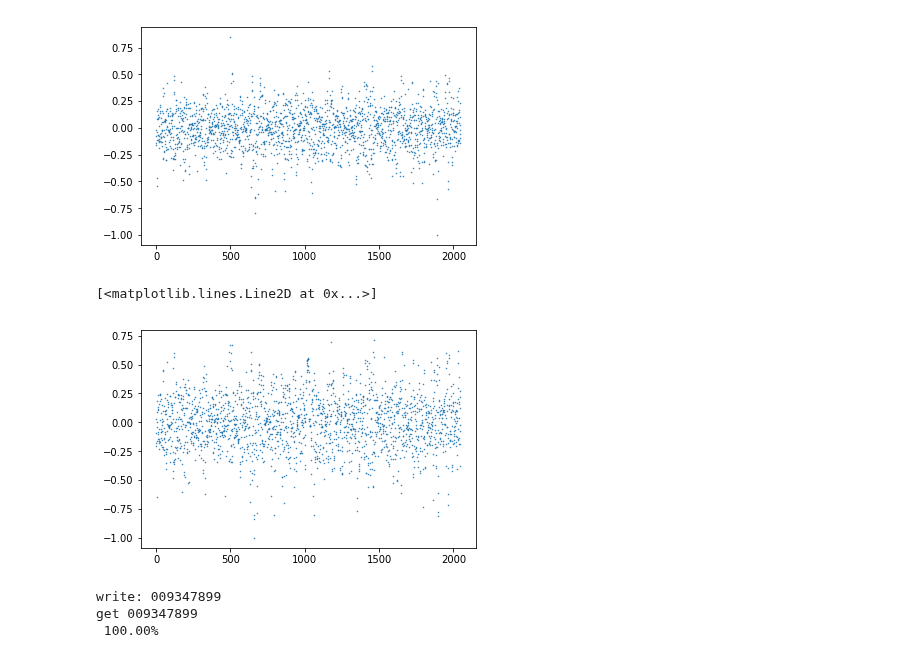
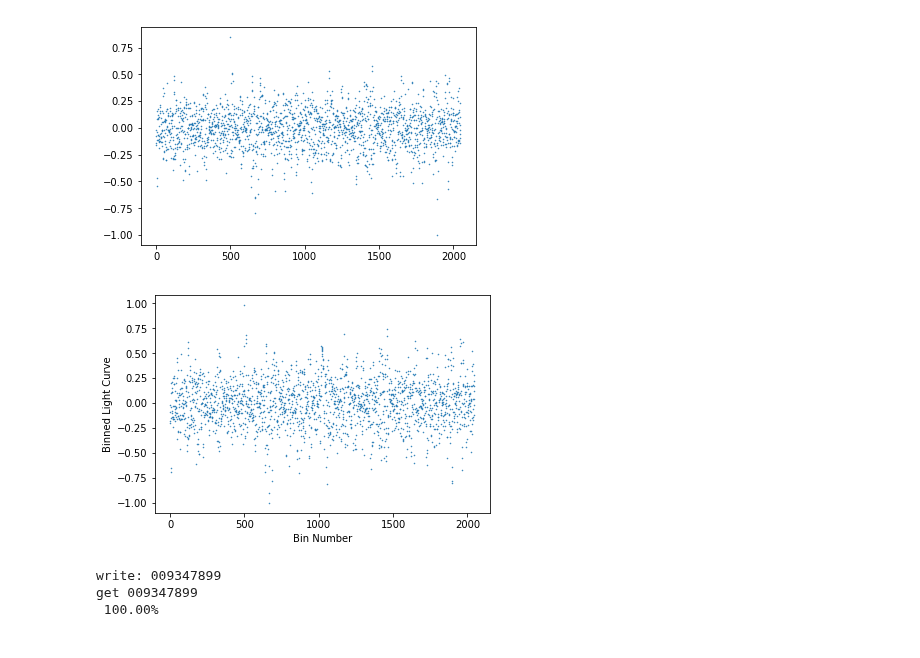
Before and after one commit to grewwc/phd_thesis, a Jupyter notebook: exoplanet/again_preprocess.ipynb, the cells around one changed output. Cells and saved outputs as stored; diff of their text form; code cells hidden in the pictures.

```diff
--- a/exoplanet/again_preprocess.ipynb
+++ b/exoplanet/again_preprocess.ipynb
@@ -122,8 +122,10 @@ temp = another_bin(fold_t, fold_f, 2048,  12.01/24)
-# %%
-plt.plot(temp, '.', ms=1.0)
-# %% [output]
-[<matplotlib.lines.Line2D at 0x...>]
-[figure, removed]
+# %%
+plt.xlabel('Bin Number')
+plt.ylabel('Binned Light Curve')
+plt.plot(temp, '.', ms=1.0)
+plt.savefig(os.path.join(img_dir, 'binned_1164109.png'), dpi=200)
+# %% [output]
+[figure, added]
 # %%
 pc, _ = get_binned_normalized_flux_by_IDs('009347899', overwrite=1)
 # %% [output]
```
Also changed, not shown: parts of 4 cells of this notebook, 7 other files.
